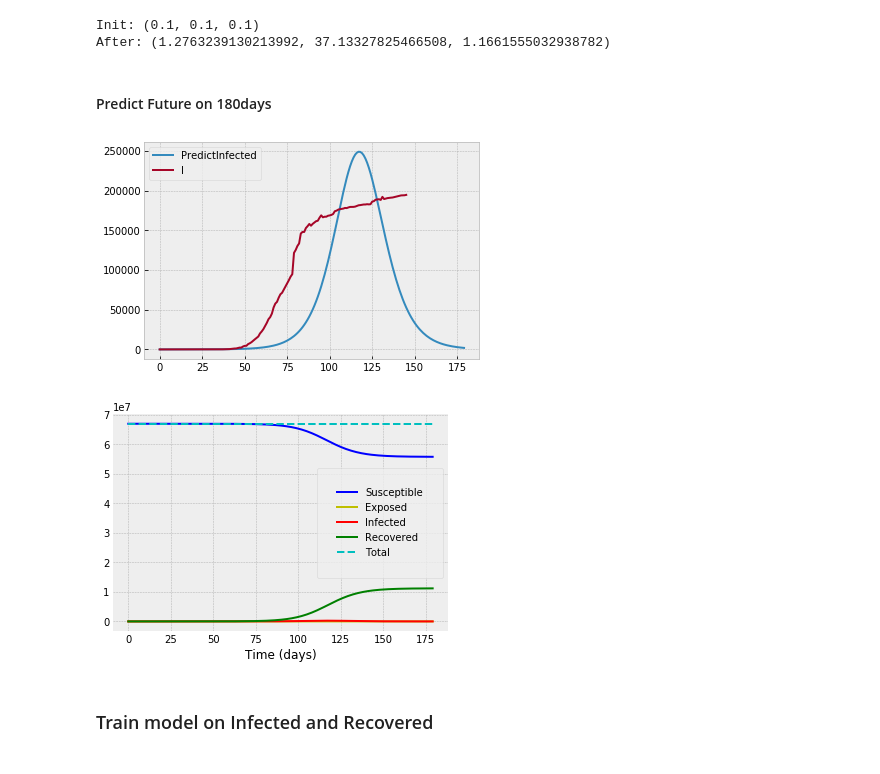
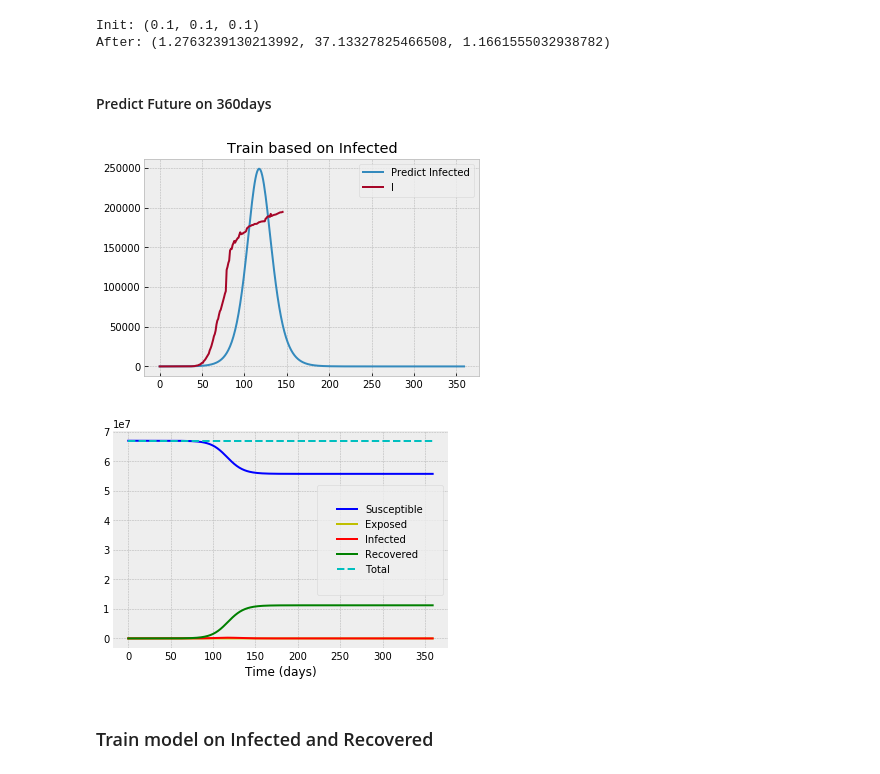
Before and after one commit to klchai/ML_COVID-19, a Jupyter notebook: ML_COVID-19.ipynb, the cells around one changed output. Cells and saved outputs as stored; diff of their text form; code cells hidden in the pictures.

```diff
--- a/ML_COVID-19.ipynb
+++ b/ML_COVID-19.ipynb
@@ -336,22 +336,23 @@ print("After:",seir.params)
 Init: (0.1, 0.1, 0.1)
 After: (1.2763239130213992, 37.13327825466508, 1.1661555032938782)
 # %% [markdown]
-#### Predict Future on 180days
+#### Predict Future on 360days
 # %%
-t_p = range(0,180)
+t_p = range(0, 360)
 y0 = N-I[0], 2, I[0], 0
 S_p,E_p,I_p,R_p = seir.predict(t_p,y0)
 # %%
-plt.plot(I_p,label="PredictInfected")
+plt.plot(I_p,label="Predict Infected")
 plt.plot(I,label="I")
+plt.title("Train based on Infected")
 plt.legend()
 plt.show()
 # %% [output]
-[figure, old version]
+[figure, new version]
 # %%
 plotseird(t_p, S_p, E_p, I_p, R_p)
 # %% [output]
-[figure, old version]
+[figure, new version]
 # %% [markdown]
 ### Train model on Infected and Recovered
 # %%
```
Also changed, not shown: parts of 5 cells of this notebook.
